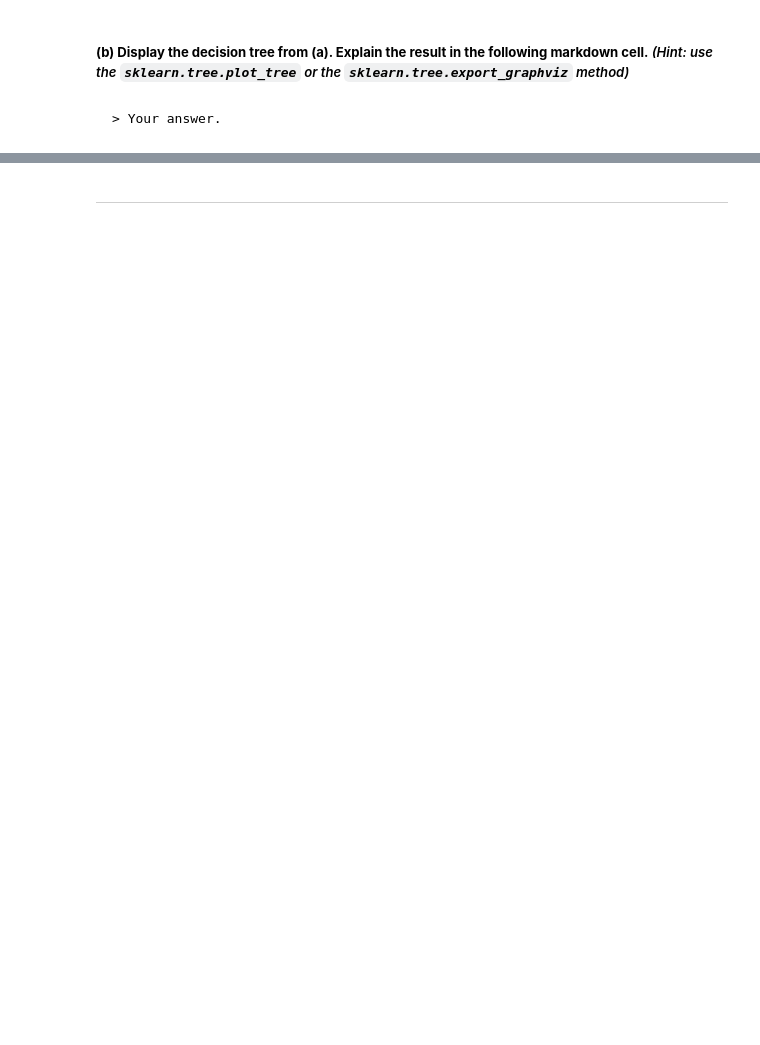
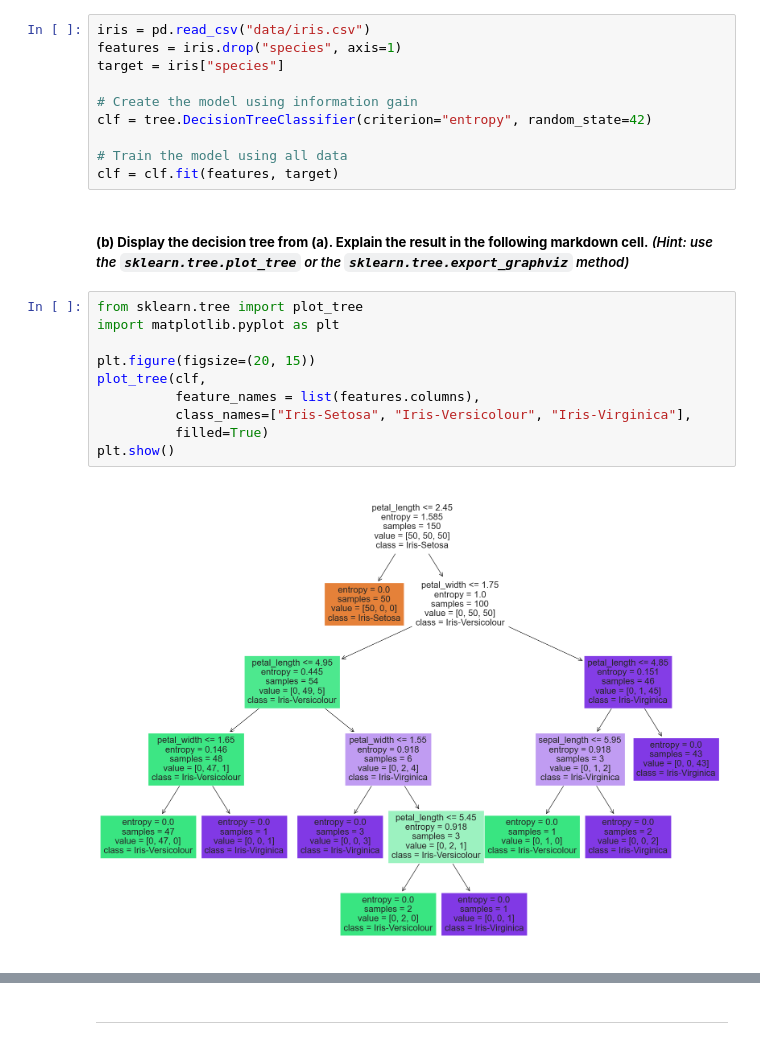
Before and after one commit to kssrr/DataMiningAssignments, a Jupyter notebook: Assignment_03/Assignment_03.ipynb, the cells around one changed output, grey strips where cells are left out. Drawn from its saved outputs; the diff is of its cells as text; blank space fills up the shorter version.

````diff
--- a/Assignment_03/Assignment_03.ipynb
+++ b/Assignment_03/Assignment_03.ipynb
@@ -341,6 +333,24 @@ from sklearn import tree
+# %%
+iris = pd.read_csv("data/iris.csv")
+features = iris.drop("species", axis=1)
+target = iris["species"]
+
+# Create the model using information gain
+clf = tree.DecisionTreeClassifier(criterion="entropy", random_state=42)
+
+# Train the model using all data
+clf = clf.fit(features, target)
 # %% [markdown]
 ##### __(b) Display the decision tree from (a). Explain the result in the following markdown cell.__ _(Hint: use the ``sklearn.tree.plot_tree`` or the ``sklearn.tree.export_graphviz`` method)_
-# %% [markdown]
-```
-> Your answer.
-```
+# %%
+from sklearn.tree import plot_tree
+import matplotlib.pyplot as plt
+
+plt.figure(figsize=(20, 15))
+plot_tree(clf,
+          feature_names = list(features.columns),
+          class_names=["Iris-Setosa", "Iris-Versicolour", "Iris-Virginica"],
+          filled=True)
+plt.show()
+# %% [output]
+[figure, added]
````
Also changed, not shown: parts of 10 cells of this notebook.
